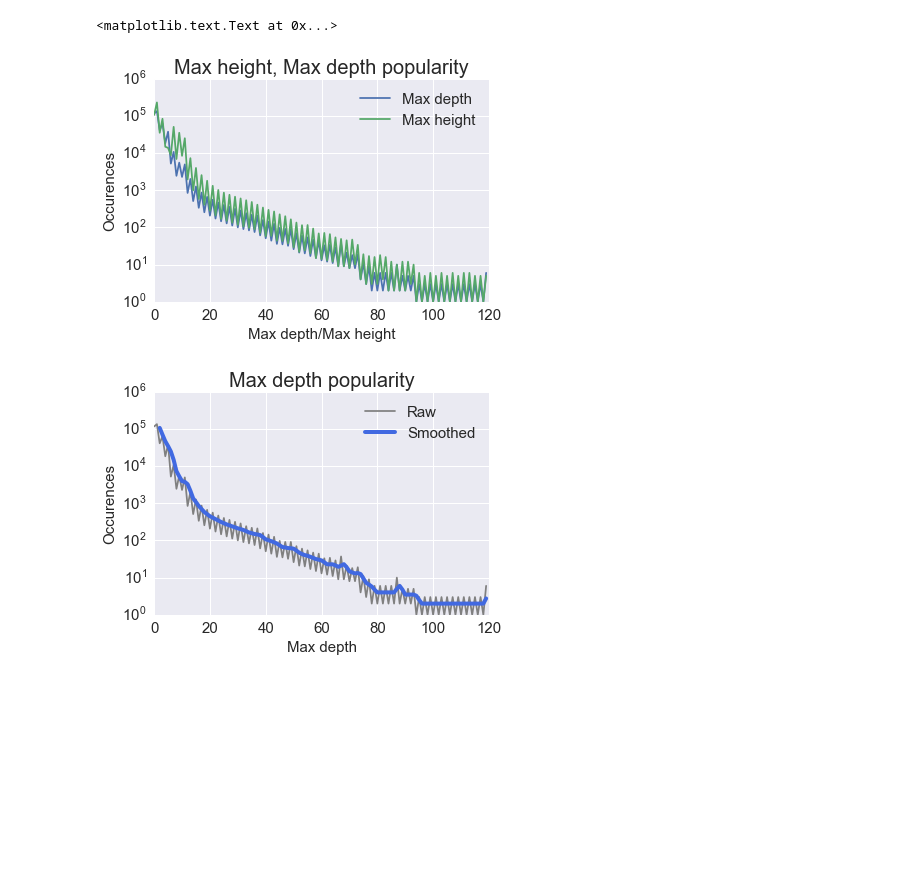
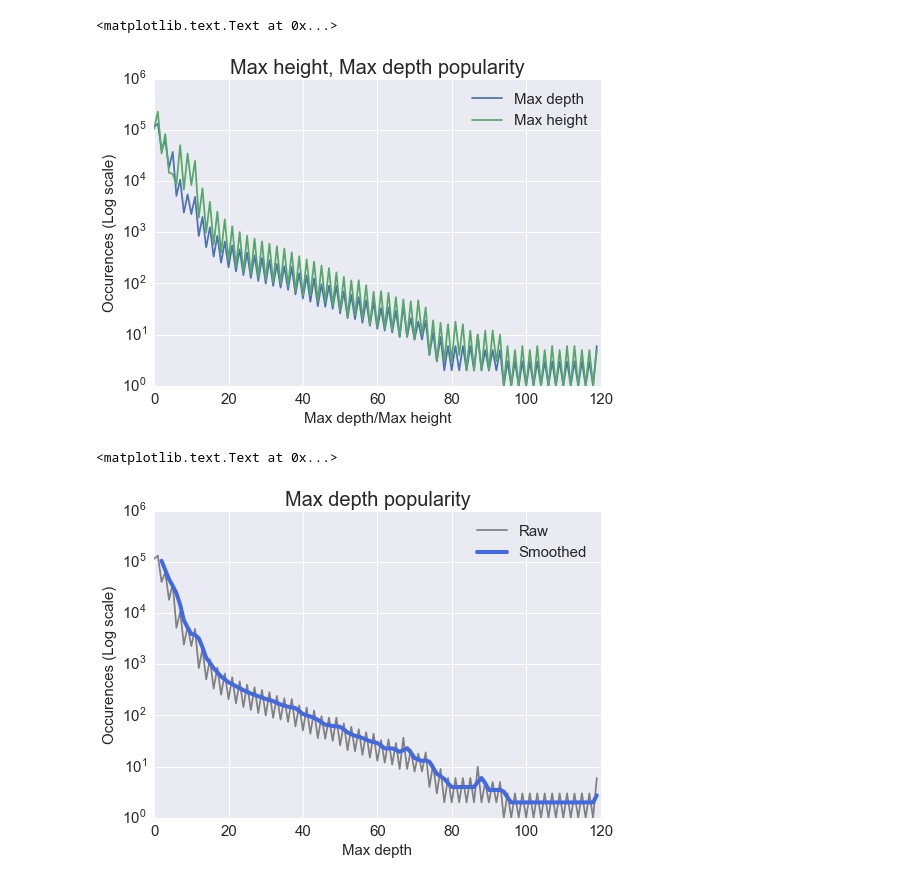
Before and after one commit to szoupanos/aiida_experiments, a Jupyter notebook: dbpath_experiments/graphs_max_depth_height.ipynb, the cells around one changed output. Drawn from its saved outputs; the diff is of its cells as text; code cells hidden in the pictures; blank space fills up the shorter version.

Commit message:
Adding more graphs

```diff
--- a/dbpath_experiments/graphs_max_depth_height.ipynb
+++ b/dbpath_experiments/graphs_max_depth_height.ipynb
@@ -87,42 +87,43 @@ for data, label in datalist:
 pylab.legend()
 pylab.title(p_title, fontsize=title_size)
 pylab.xlabel(x_title)
-pylab.ylabel(y_title)
+pylab.ylabel(y_title + " (Log scale)")
 # %% [output]
 <matplotlib.text.Text at 0x...>
-[figure, old version]
+[figure, new version]
 # %%
 import pylab
 import matplotlib.pyplot as plt
 from scipy.interpolate import spline
 import scipy.signal as signal
 import pandas as pd
 
 p_title = "Max depth popularity"
 x_title = "Max depth"
 datalist = [ ( pylab.loadtxt(filename), label ) for filename, label in list_of_files ]
 
 plt.yscale('log')
 (data, _) = datalist[0]
 # Plot normally
 label = "Raw"
 pylab.plot( data[:data_limit,0], data[:data_limit,1],label=label, color='grey')
 # Plot smoothed
 label = "Smoothed"
 series = Series.from_array(data[:data_limit,1])
 rolling = series.rolling(3, win_type='triang')
 rolling_mean = rolling.mean()
 pylab.plot( data[:data_limit,0], rolling_mean, label=label, linewidth=4, color='royalblue')
 
 
 pylab.legend()
 pylab.title(p_title, fontsize=title_size)
 pylab.xlabel(x_title)
-pylab.ylabel(y_title)
+pylab.ylabel(y_title + " (Log scale)")
 
 # plt.savefig("max_depth_pop.svg")
 # %% [output]
+<matplotlib.text.Text at 0x...>
-[figure, old version]
+[figure, new version]
 # %%
 import pylab
 import matplotlib.pyplot as plt
```
Also changed, not shown: parts of 3 cells of this notebook, 2 other files.
